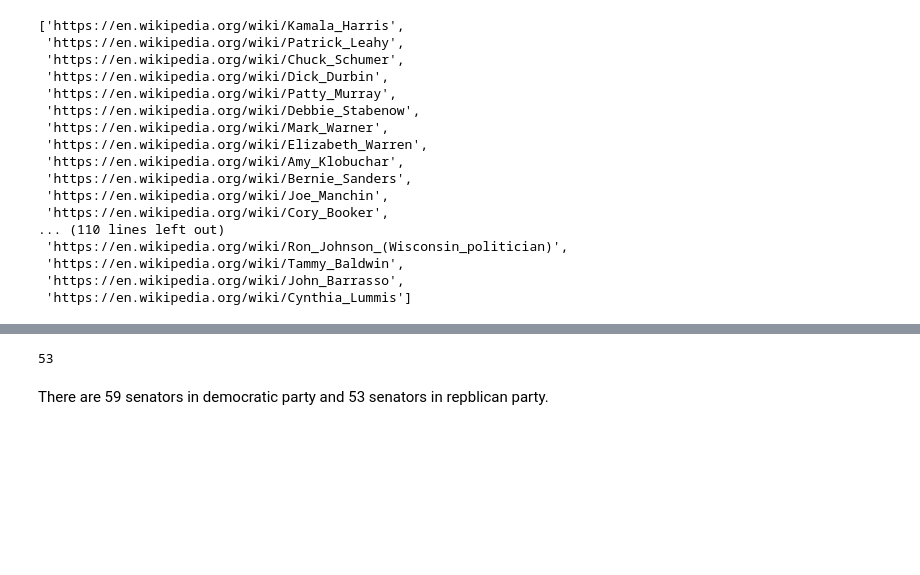
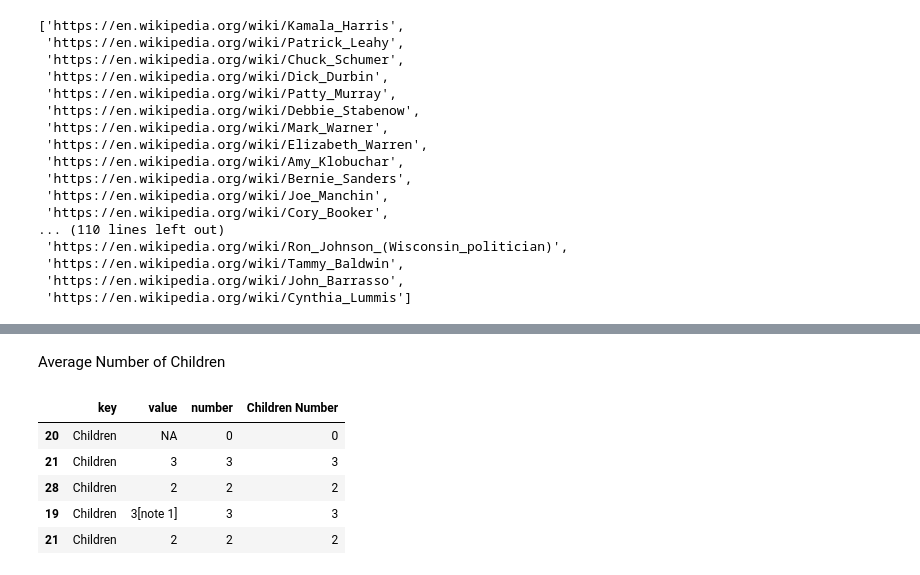
Before and after one commit to QMSS-G5072-2022/Shi_Xinyi, a Jupyter notebook: hw09/hw09.ipynb, the cells around one changed output, grey strips where cells are left out. Saved outputs shown, nothing was run; the diff lists cells and outputs as text; code cells hidden in the pictures; blank space fills up the shorter version.

```diff
--- a/hw09/hw09.ipynb
+++ b/hw09/hw09.ipynb
@@ -260,6 +153,2 @@ political_party.count('Democratic')
-# %%
-political_party.count('Republican')
-# %% [output]
-53
-# %% [markdown]
-There are 59 senators in democratic party and 53 senators in repblican party.
+# %% [markdown]
+Average Number of Children
@@ -265,0 +161,15 @@ There are 59 senators in democratic party and 53 senators in repblican party.
+# %%
+all_children = all_senators.loc[all_senators['key'] == 'Children']
+children=all_children.fillna(0)
+# %%
+children['number']=children['value'].str.extract(r"^(\d+)")
+children_new=children.fillna(0)
+children_new['Children Number'] = children_new['number'].astype(int)
+children_new.head()
+# %% [output]
+|  | key | value | number | Children Number |
+| 20 | Children | NA | 0 | 0 |
+| 21 | Children | 3 | 3 | 3 |
+| 28 | Children | 2 | 2 | 2 |
+| 19 | Children | 3[note 1] | 3 | 3 |
+| 21 | Children | 2 | 2 | 2 |
```
Also changed, not shown: parts of 15 cells of this notebook, 1 other file.
